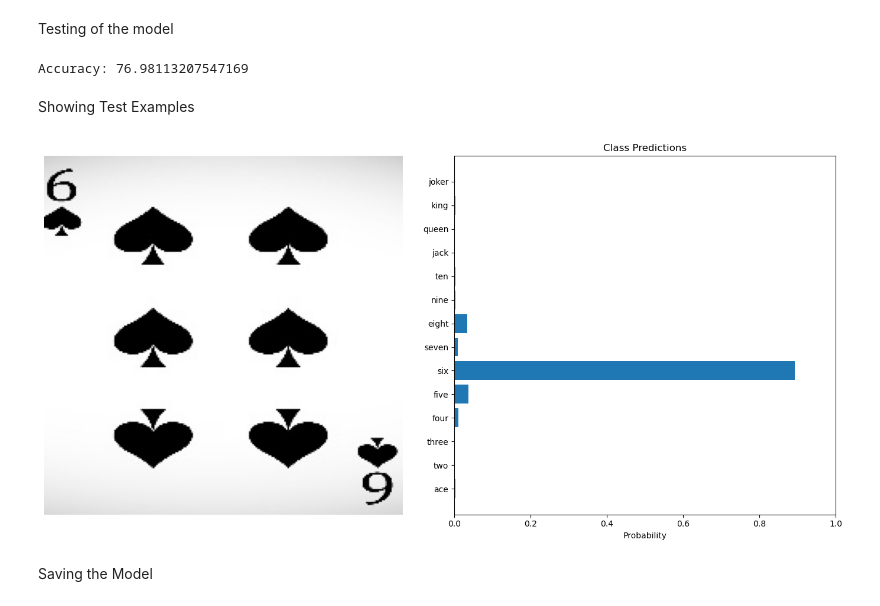
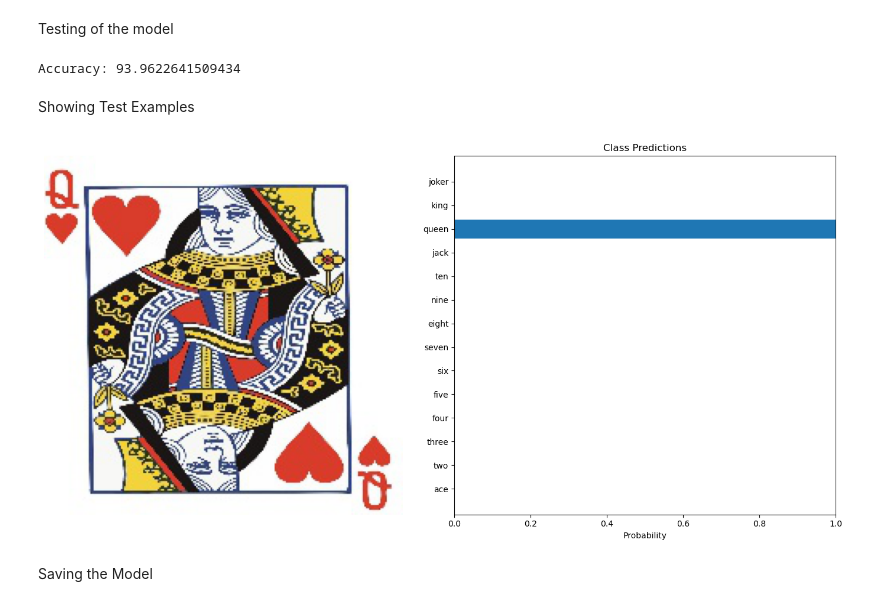
Before and after one commit to jacobigo/card-counting-ml, a Jupyter notebook: card-classifier-nn.ipynb, the cells around one changed output. Saved outputs shown, nothing was run; the diff lists cells and outputs as text; code cells hidden in the pictures.

```diff
--- a/card-classifier-nn.ipynb
+++ b/card-classifier-nn.ipynb
@@ -143,9 +143,9 @@ Clipping input data to the valid range for imshow with RGB data ([0..1] for floa
 # %% [markdown]
 Model Training
 # %%
-#model = CardNet()
-model = models.resnet18(weights='IMAGENET1K_V1')
-model.fc = nn.Linear(model.fc.in_features, 14)
+model = CardNet()
+#model = models.resnet18(weights='IMAGENET1K_V1')
+#model.fc = nn.Linear(model.fc.in_features, 14)
 model.train()
 
 device = device = torch.device("cuda:0" if torch.cuda.is_available() else "cpu")
@@ -249,7 +249,7 @@ with torch.no_grad():
 accuracy = 100 * test_pred / test_count
 print(f"Accuracy: {accuracy}")
 # %% [output]
-Accuracy: 76.98113207547169
+Accuracy: 93.9622641509434
 # %% [markdown]
 Showing Test Examples
 # %%
@@ -267,35 +267,35 @@ def predict(model, image_tensor, device):
     return probabilities.cpu().numpy().flatten()
 
 def visualize_predictions(original_image, probabilities, class_names):
     fig, axarr = plt.subplots(1, 2, figsize=(14, 7))
 
     # Display image
     axarr[0].imshow(original_image)
     axarr[0].axis("off")
 
     # Display predictions
     axarr[1].barh(class_names, probabilities)
     axarr[1].set_xlabel("Probability")
     axarr[1].set_title("Class Predictions")
     axarr[1].set_xlim(0, 1)
 
     plt.tight_layout()
     plt.show()
 
-test_image = r"C:\Users\jacob\card-counting-dataset\archive_1\test\six of spades\1.jpg"
+test_image = r"C:\Users\jacob\card-counting-dataset\archive_1\test\queen of hearts\1.jpg"
 transform = transforms.Compose([
     transforms.Resize((128, 128)),
     transforms.ToTensor()
 ])
 
 
 original_image, image_tensor = preprocess_image(test_image, transform)
 probabilities = predict(model, image_tensor, device)
 
 class_names = train_set.classes
 visualize_predictions(original_image, probabilities, class_names)
 # %% [output]
-[figure, old version]
+[figure, new version]
 # %% [markdown]
 Saving the Model
 # %%
```
Also changed, not shown: 1 other file.
